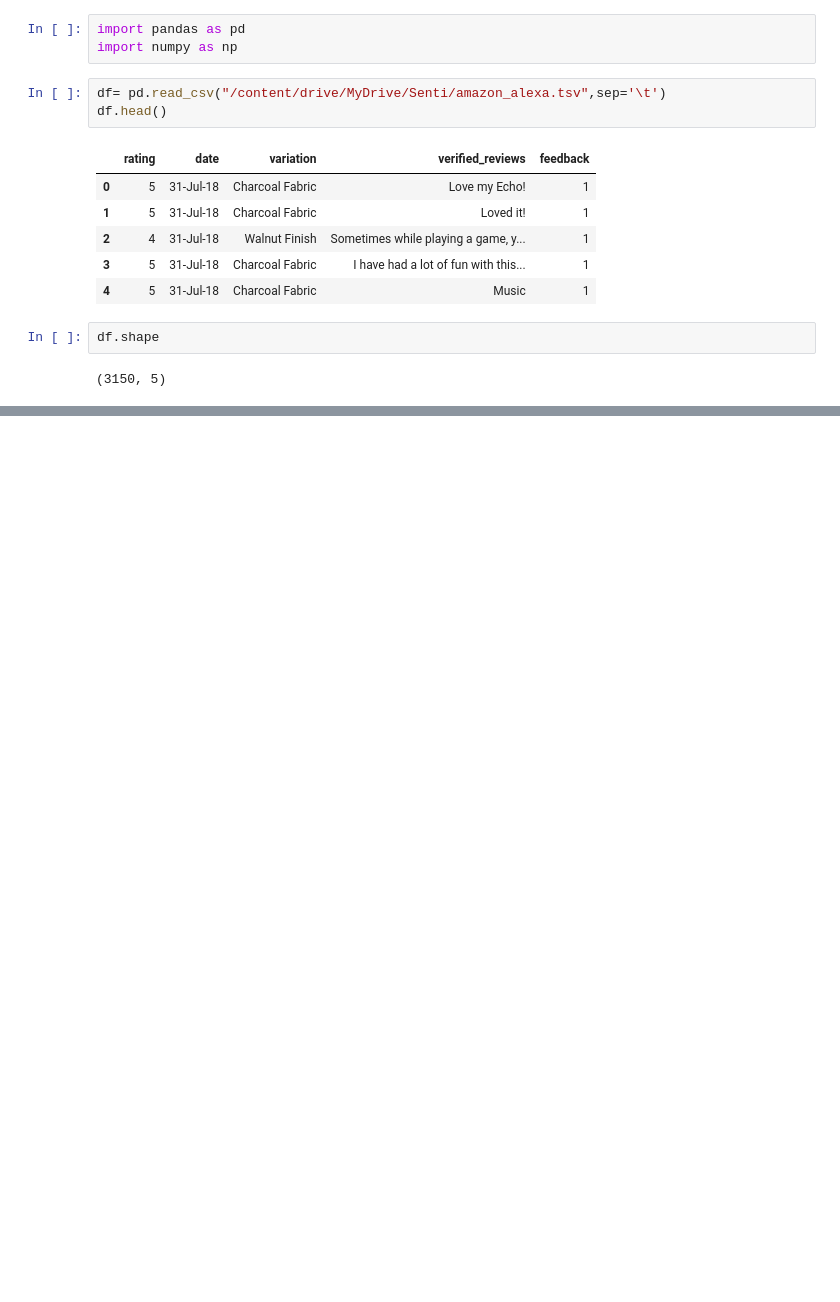
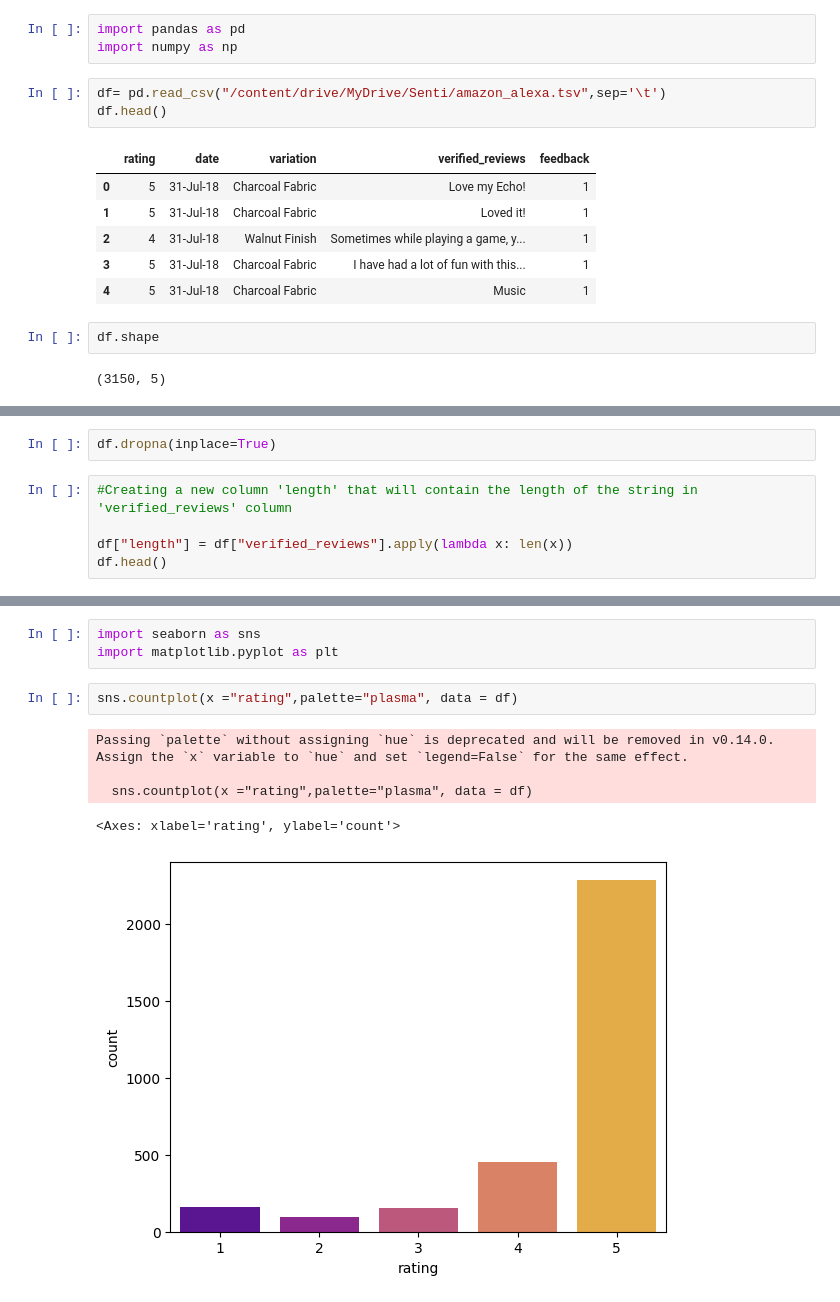
Before and after one commit to SriRamK345/Sentiment_Analysis_Amazon_Review, a Jupyter notebook: Senti.ipynb, the cells around one changed output, grey strips where cells are left out. Cells and saved outputs as stored; diff of their text form; blank space fills up the shorter version.

```diff
--- a/Senti.ipynb
+++ b/Senti.ipynb
@@ -29,0 +35,7 @@ dtype: int64
+# %%
+df.dropna(inplace=True)
+# %%
+#Creating a new column 'length' that will contain the length of the string in 'verified_reviews' column
+
+df["length"] = df["verified_reviews"].apply(lambda x: len(x))
+df.head()
@@ -29,0 +85,11 @@ dtype: int64
+# %%
+import seaborn as sns
+import matplotlib.pyplot as plt
+# %%
+sns.countplot(x ="rating",palette="plasma", data = df)
+# %% [output]
+Passing `palette` without assigning `hue` is deprecated and will be removed in v0.14.0. Assign the `x` variable to `hue` and set `legend=False` for the same effect.
+
+  sns.countplot(x ="rating",palette="plasma", data = df)
+<Axes: xlabel='rating', ylabel='count'>
+[figure, added]
```
Also changed, not shown: parts of 14 cells of this notebook.
